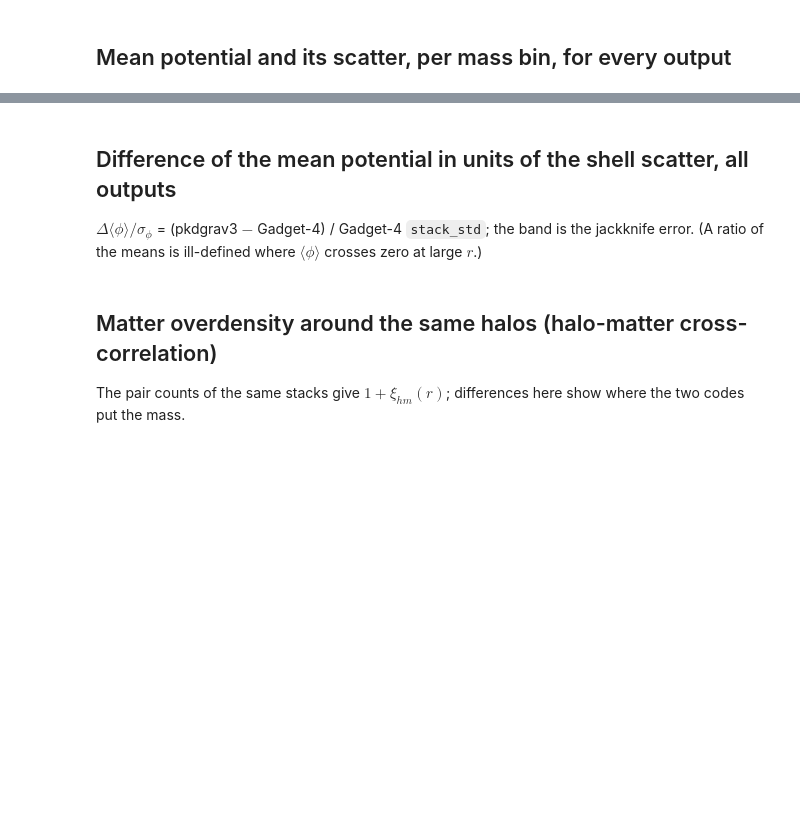
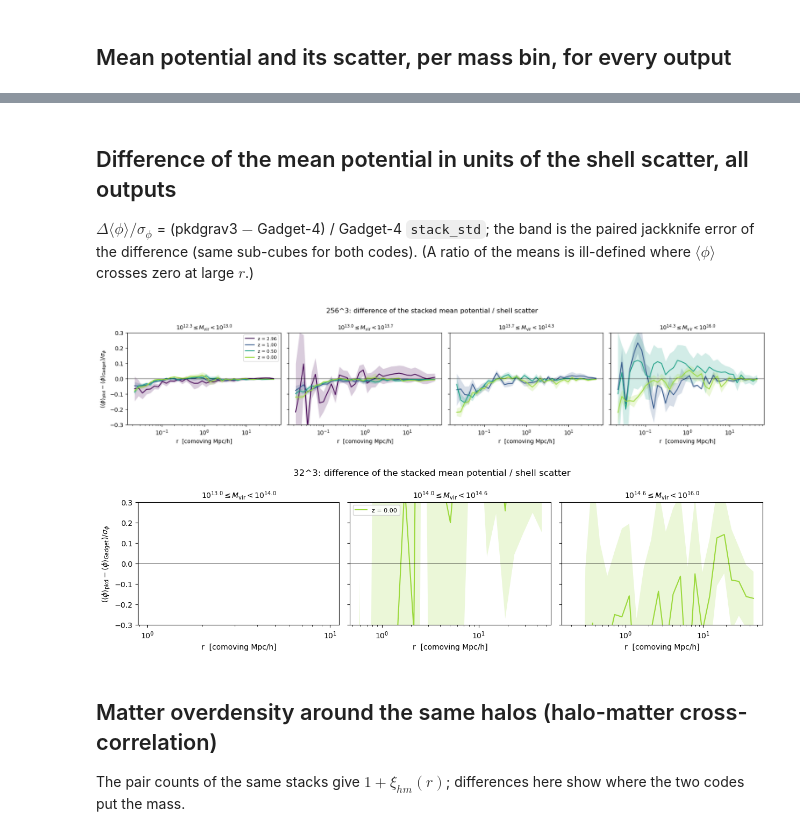
Before and after one commit to a-paranjape/sahyadri-sandbox, a Jupyter notebook: reports/gadget_pkdgrav3_potential/stack_potential.ipynb, the cells around one changed output, grey strips where cells are left out. Cells and saved outputs as stored; diff of their text form; code cells hidden in the pictures; blank space fills up the shorter version.

```diff
--- a/reports/gadget_pkdgrav3_potential/stack_potential.ipynb
+++ b/reports/gadget_pkdgrav3_potential/stack_potential.ipynb
@@ -90,40 +123,43 @@ plt.show()
 # %% [markdown]
 ## Difference of the mean potential in units of the shell scatter, all outputs
 
-$\Delta\langle\phi\rangle/\sigma_\phi$ = (pkdgrav3 $-$ Gadget-4) / Gadget-4 `stack_std`; the band is the jackknife error. (A ratio of the means is ill-defined where $\langle\phi\rangle$ crosses zero at large $r$.)
+$\Delta\langle\phi\rangle/\sigma_\phi$ = (pkdgrav3 $-$ Gadget-4) / Gadget-4 `stack_std`; the band is the paired jackknife error of the difference (same sub-cubes for both codes). (A ratio of the means is ill-defined where $\langle\phi\rangle$ crosses zero at large $r$.)
 # %%
 def plot_relative(run, save=True):
     outs = [i for i in sorted(P[run]) if any(P[run][i]['gadget']['n_halos'])]
     g0 = P[run][outs[-1]]['gadget']; nb = len(g0['n_halos'])
     fig, ax = plt.subplots(1, nb, figsize=(4.2 * nb, 3.6), sharey=True, squeeze=False)
     cols = plt.cm.viridis(np.linspace(0, 0.85, len(outs)))
     for c, i in zip(cols, outs):
         g, p = P[run][i]['gadget'], P[run][i]['pkd']
         for b in range(nb):
             if g['n_halos'][b] == 0 or p['n_halos'][b] == 0:
                 continue
-            rel = (p['stack_mean'][b] - g['stack_mean'][b]) / g['stack_std'][b]
-            err = np.hypot(p['stack_err'][b], g['stack_err'][b]) / g['stack_std'][b]
+            d, e = jk_pair(g, p, b)
+            rel, err = d / g['stack_std'][b], e / g['stack_std'][b]
             ax[0, b].plot(g['r_mid'], rel, color=c, label='z = %.2f' % float(g['z']))
             ax[0, b].fill_between(g['r_mid'], rel - err, rel + err, color=c, alpha=0.2, lw=0)
     for b in range(nb):
         ax[0, b].axhline(0, color='k', lw=0.5); ax[0, b].set_xscale('log')
         ax[0, b].set_title(mlabel(g0['m_edges'][b], g0['m_edges'][b + 1]), fontsize=10)
         ax[0, b].set_xlabel('r  [comoving Mpc/h]')
     ax[0, 0].set_ylabel(r'$(\langle\phi\rangle_{\rm pkd} - \langle\phi\rangle_{\rm Gadget}) / \sigma_\phi$')
-    ax[0, 0].set_ylim(-1, 1)
+    ax[0, 0].set_ylim(-0.3, 0.3)
     for a in ax[0]:
         if a.get_legend_handles_labels()[0]:
             a.legend(fontsize=8); break
     fig.suptitle(run + ': difference of the stacked mean potential / shell scatter')
     fig.tight_layout()
     if save:
         fig.savefig(os.path.join(FIGS, 'stack_rel_%s.pdf' % run.replace('^3', '')))
     return fig
 
 for run in P:
     plot_relative(run)
 plt.show()
+# %% [output]
+[figure, added]
+[figure, added]
 # %% [markdown]
 ## Matter overdensity around the same halos (halo-matter cross-correlation)
 
```
Also changed, not shown: parts of 4 cells of this notebook, 56 other files.
